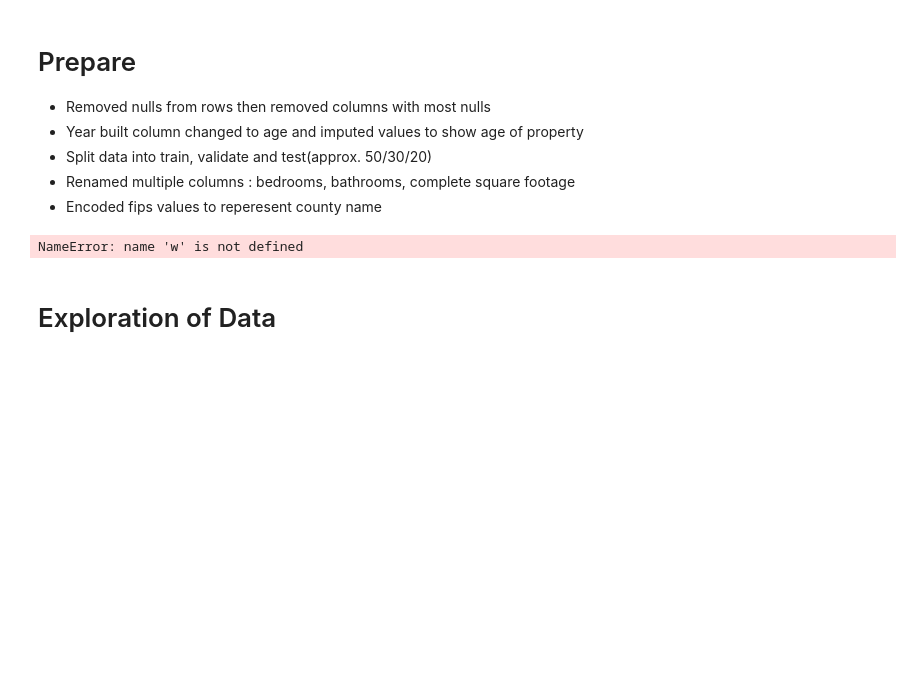
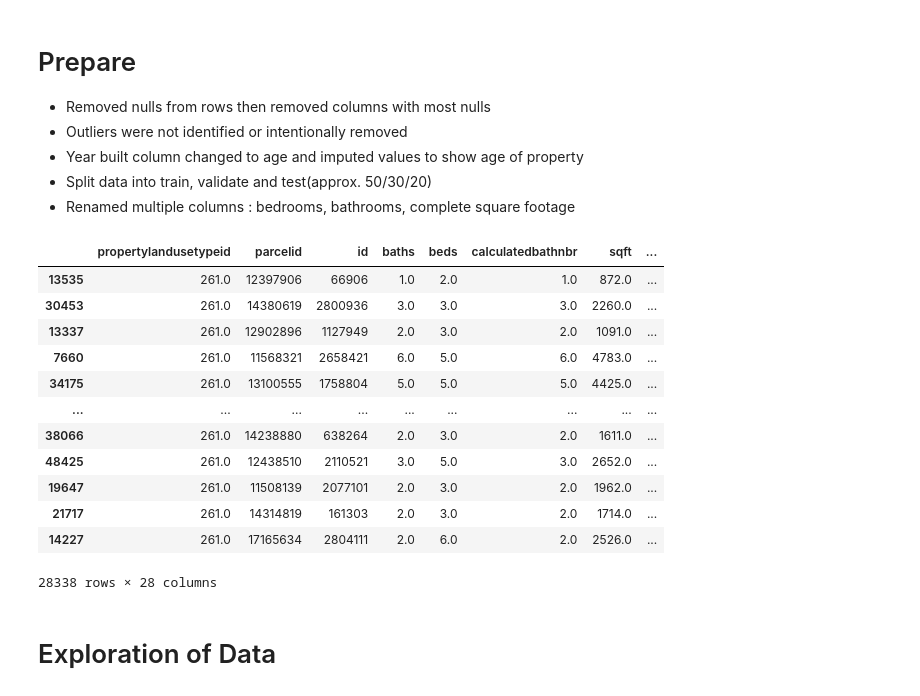
Before and after one commit to zach-allante/clustering-project, a Jupyter notebook: final_project_notebook.ipynb, the cells around one changed output. Cells and saved outputs as stored; diff of their text form; code cells hidden in the pictures; blank space fills up the shorter version.

```diff
--- a/final_project_notebook.ipynb
+++ b/final_project_notebook.ipynb
@@ -37,12 +40,10 @@ ModuleNotFoundError: No module named 'acquire'
 # Prepare
 
 * Removed nulls from rows then removed columns with most nulls
+* Outliers were not identified or intentionally removed
 * Year built column changed to age and imputed values to show age of property
 * Split data into train, validate and test(approx. 50/30/20)
 * Renamed multiple columns : bedrooms, bathrooms, complete square footage
-* Encoded fips values to reperesent county name
 # %%
 #create, train, validate, test datasets
-df = w.get_zillow()
+df = w.get_zillow_data()
-# %% [output]
-NameError: name 'w' is not defined
@@ -52,3 +59,19 @@ train, validate, test = w.wrangle_zillow()
+# %%
+train
+# %% [output]
+|  | propertylandusetypeid | parcelid | id | baths | beds | calculatedbathnbr | sqft | ... |
+| 13535 | 261.0 | 12397906 | 66906 | 1.0 | 2.0 | 1.0 | 872.0 | ... |
+| 30453 | 261.0 | 14380619 | 2800936 | 3.0 | 3.0 | 3.0 | 2260.0 | ... |
+| 13337 | 261.0 | 12902896 | 1127949 | 2.0 | 3.0 | 2.0 | 1091.0 | ... |
+| 7660 | 261.0 | 11568321 | 2658421 | 6.0 | 5.0 | 6.0 | 4783.0 | ... |
+| 34175 | 261.0 | 13100555 | 1758804 | 5.0 | 5.0 | 5.0 | 4425.0 | ... |
+| ... | ... | ... | ... | ... | ... | ... | ... | ... |
+| 38066 | 261.0 | 14238880 | 638264 | 2.0 | 3.0 | 2.0 | 1611.0 | ... |
+| 48425 | 261.0 | 12438510 | 2110521 | 3.0 | 5.0 | 3.0 | 2652.0 | ... |
+| 19647 | 261.0 | 11508139 | 2077101 | 2.0 | 3.0 | 2.0 | 1962.0 | ... |
+| 21717 | 261.0 | 14314819 | 161303 | 2.0 | 3.0 | 2.0 | 1714.0 | ... |
+| 14227 | 261.0 | 17165634 | 2804111 | 2.0 | 6.0 | 2.0 | 2526.0 | ... |
+28338 rows × 28 columns
 # %% [markdown]
 # Exploration of Data
 # %% [markdown]
```
Also changed, not shown: parts of 36 cells of this notebook.
